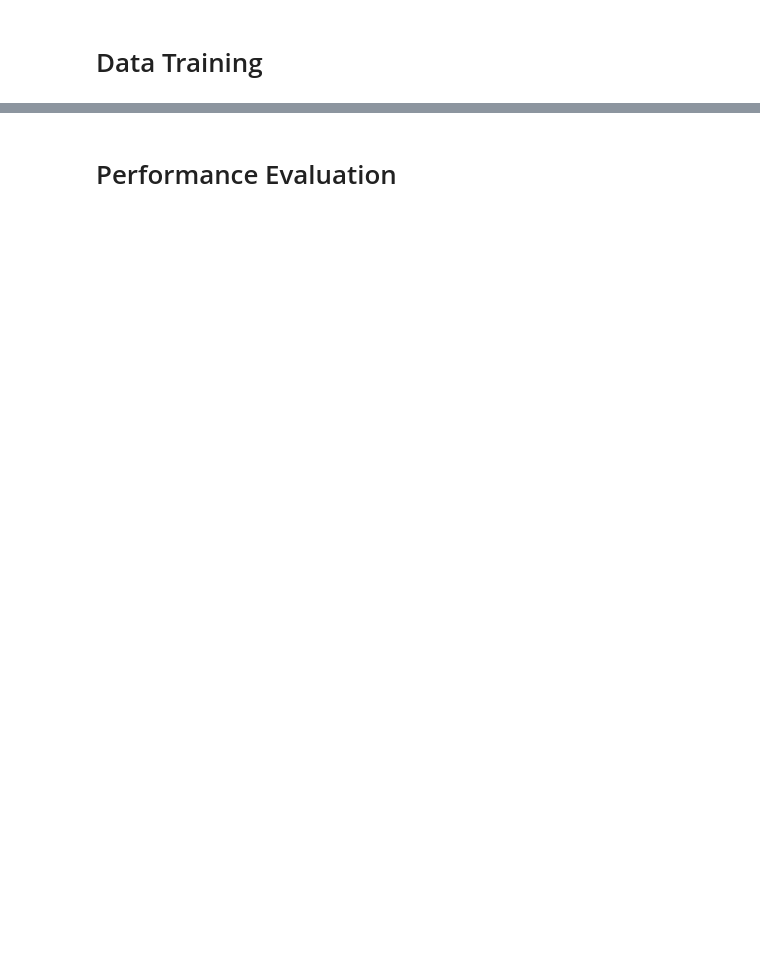
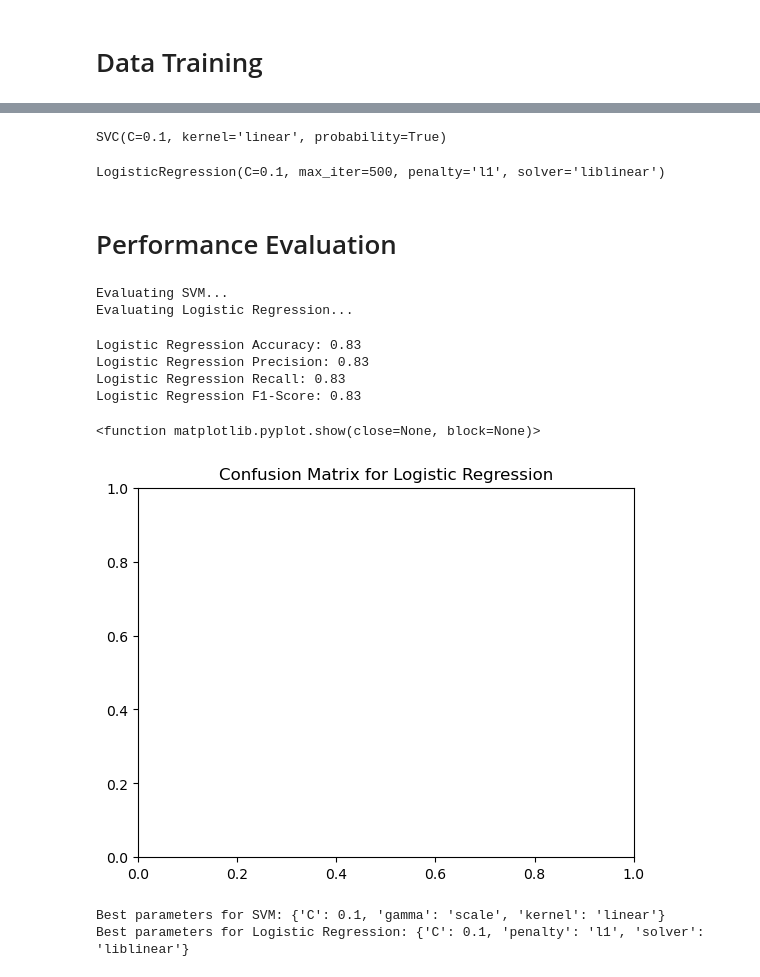
Before and after one commit to naghambarari/Twitter_Emotion_Classification, a Jupyter notebook: classification/Dara-test.ipynb, the cells around one changed output, grey strips where cells are left out. Saved outputs shown, nothing was run; the diff lists cells and outputs as text; code cells hidden in the pictures; blank space fills up the shorter version.

```diff
--- a/classification/Dara-test.ipynb
+++ b/classification/Dara-test.ipynb
@@ -254,0 +261,12 @@ NameError: name 'class_weights' is not defined
+# %%
+#Logistic Regression model
+from sklearn.linear_model import LogisticRegression
+
+lr_param_grid= {
+    "C": [0.1, 1, 10],
+    "penalty": ["l1", "l2", "elasticnet", "none"],
+    "solver": ["liblinear", "saga"]
+}
+logreg= LogisticRegression(max_iter=500)
+lr_grid_search= GridSearchCV(logreg, lr_param_grid, cv=5, scoring="f1", verbose=1)
+lr_grid_search.fit(x_train, y_train)
@@ -255,2 +297,12 @@ NameError: name 'class_weights' is not defined
+# %%
+best_svm= svm_grid_search.best_estimator_
+best_svm
+# %% [output]
+SVC(C=0.1, kernel='linear', probability=True)
+# %%
+best_lr= lr_grid_search.best_estimator_
+best_lr
+# %% [output]
+LogisticRegression(C=0.1, max_iter=500, penalty='l1', solver='liblinear')
 # %% [markdown]
 # Performance Evaluation
@@ -269,0 +309,9 @@ plt.show()
+# %%
+models= {"SVM": best_svm, "Logistic Regression": best_lr}
+for model_name, model in models.items():
+    print(f"Evaluating {model_name}...")
+    y_pred= model.predict(x_test)
+    y_pred_proba= model.predict_proba(x_test)[:,1]
+# %% [output]
+Evaluating SVM...
+Evaluating Logistic Regression...
@@ -269,0 +338,28 @@ plt.show()
+# %%
+#Display Metrics
+print(f"{model_name} Accuracy: {accuracy:.2f}")
+print(f"{model_name} Precision: {precision:.2f}")
+print(f"{model_name} Recall: {recall:.2f}")
+print(f"{model_name} F1-Score: {f1:.2f}")
+if auc_roc is not None:
+    print(f"{model_name} Auc_ROC: {auc_roc:.2f}")
+# %% [output]
+Logistic Regression Accuracy: 0.83
+Logistic Regression Precision: 0.83
+Logistic Regression Recall: 0.83
+Logistic Regression F1-Score: 0.83
+# %%
+#Confusion Matrix
+conf_matrix= confusion_matrix(y_test, y_pred)
+plt.title(f"Confusion Matrix for {model_name}")
+plt.show
+# %% [output]
+<function matplotlib.pyplot.show(close=None, block=None)>
+[figure, added]
+# %%
+#Hyperparameter tuning results
+print("Best parameters for SVM:", svm_grid_search.best_params_)
+print("Best parameters for Logistic Regression:", lr_grid_search.best_params_)
+# %% [output]
+Best parameters for SVM: {'C': 0.1, 'gamma': 'scale', 'kernel': 'linear'}
+Best parameters for Logistic Regression: {'C': 0.1, 'penalty': 'l1', 'solver': 'liblinear'}
```
Also changed, not shown: parts of 12 cells of this notebook.
